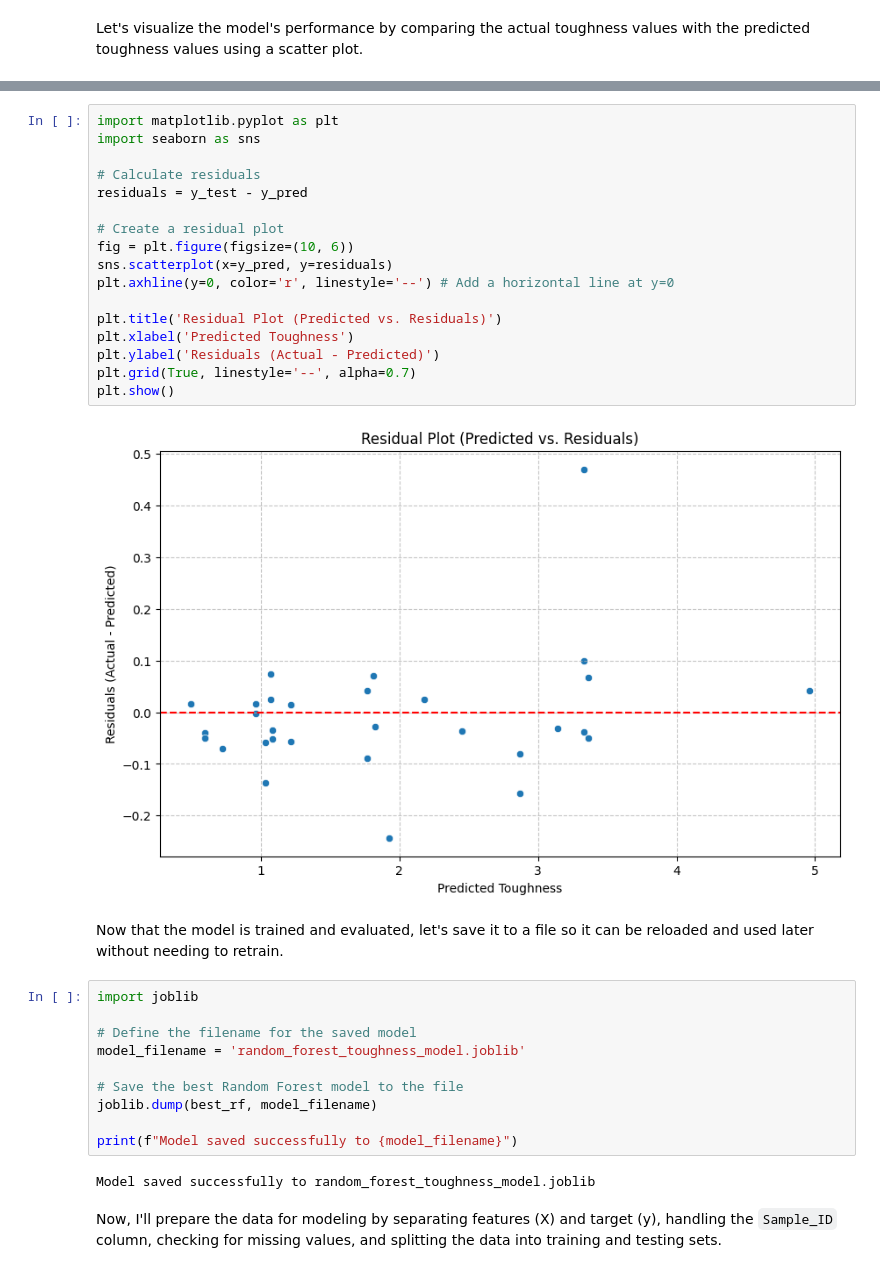
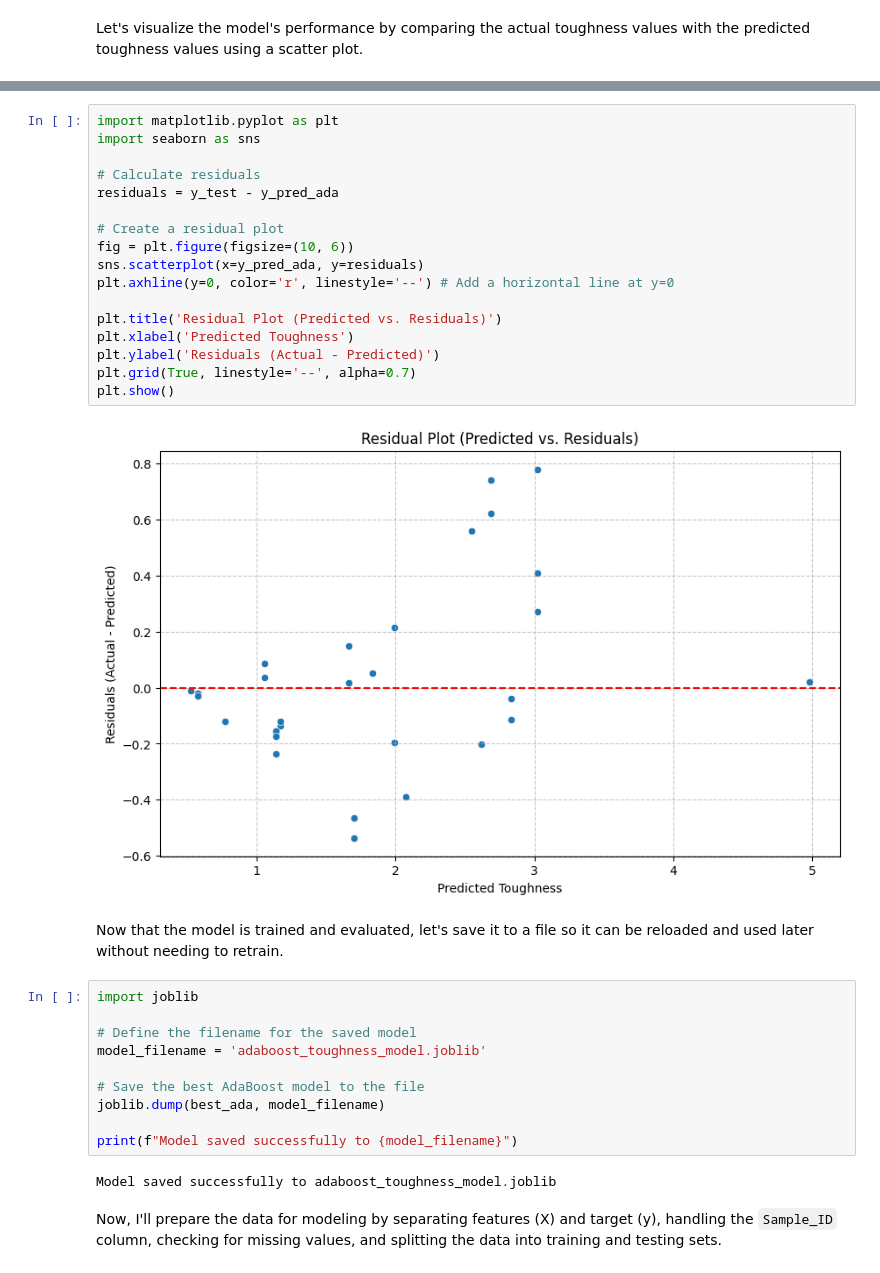
Before and after one commit to skpaul59/Codtyper, a Jupyter notebook: Toughness_Adabosst_20%_Test.ipynb, the cells around one changed output, grey strips where cells are left out. Cells and saved outputs as stored; diff of their text form.

```diff
--- a/Toughness_Adabosst_20%_Test.ipynb
+++ b/Toughness_Adabosst_20%_Test.ipynb
@@ -188,35 +190,35 @@ plt.show()
 # %%
 import matplotlib.pyplot as plt
 import seaborn as sns
 
 # Calculate residuals
-residuals = y_test - y_pred
+residuals = y_test - y_pred_ada
 
 # Create a residual plot
 fig = plt.figure(figsize=(10, 6))
-sns.scatterplot(x=y_pred, y=residuals)
+sns.scatterplot(x=y_pred_ada, y=residuals)
 plt.axhline(y=0, color='r', linestyle='--') # Add a horizontal line at y=0
 
 plt.title('Residual Plot (Predicted vs. Residuals)')
 plt.xlabel('Predicted Toughness')
 plt.ylabel('Residuals (Actual - Predicted)')
 plt.grid(True, linestyle='--', alpha=0.7)
 plt.show()
 # %% [output]
-[figure, old version]
+[figure, new version]
 # %% [markdown]
 Now that the model is trained and evaluated, let's save it to a file so it can be reloaded and used later without needing to retrain.
 # %%
 import joblib
 
 # Define the filename for the saved model
-model_filename = 'random_forest_toughness_model.joblib'
+model_filename = 'adaboost_toughness_model.joblib'
 
-# Save the best Random Forest model to the file
-joblib.dump(best_rf, model_filename)
+# Save the best AdaBoost model to the file
+joblib.dump(best_ada, model_filename)
 
 print(f"Model saved successfully to {model_filename}")
 # %% [output]
-Model saved successfully to random_forest_toughness_model.joblib
+Model saved successfully to adaboost_toughness_model.joblib
 # %% [markdown]
 Now, I'll prepare the data for modeling by separating features (X) and target (y), handling the `Sample_ID` column, checking for missing values, and splitting the data into training and testing sets.
```
Also changed, not shown: parts of 6 cells of this notebook.
